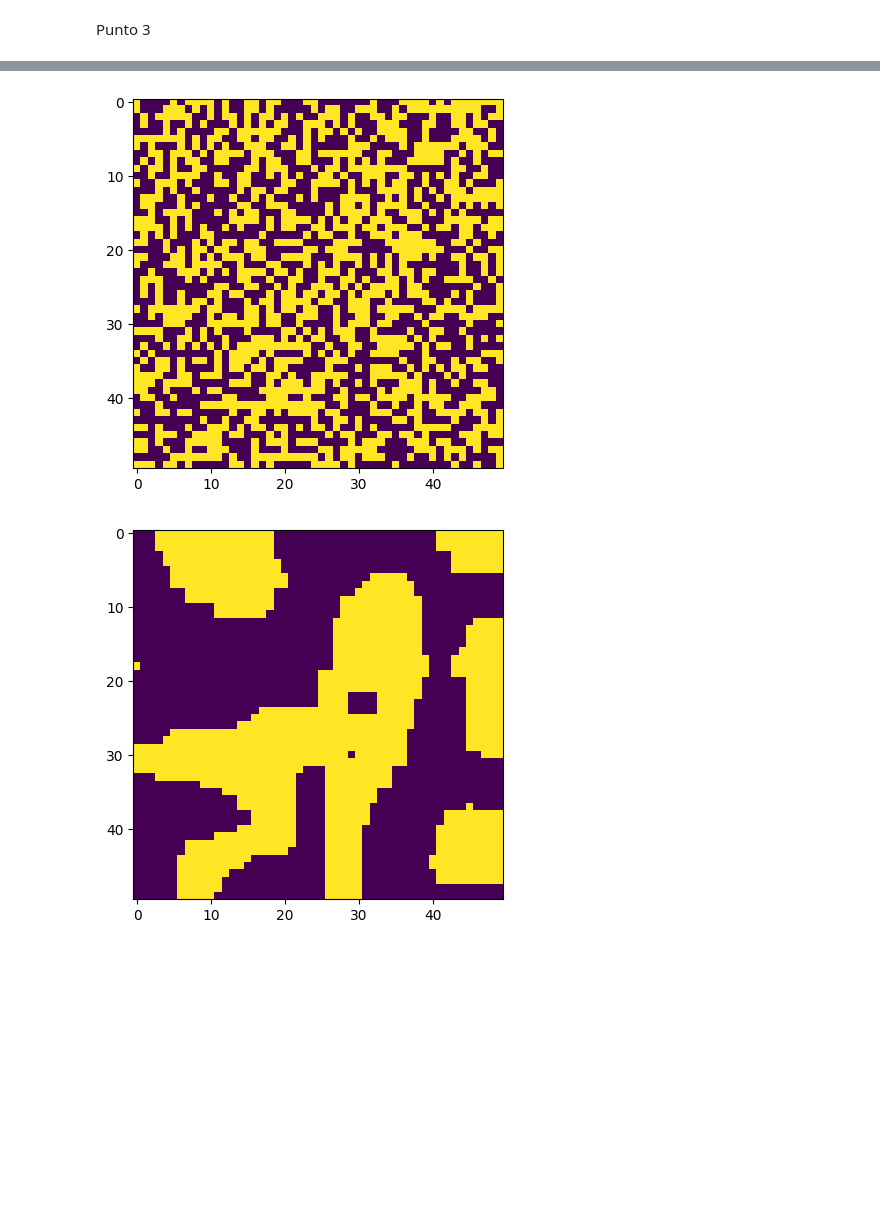
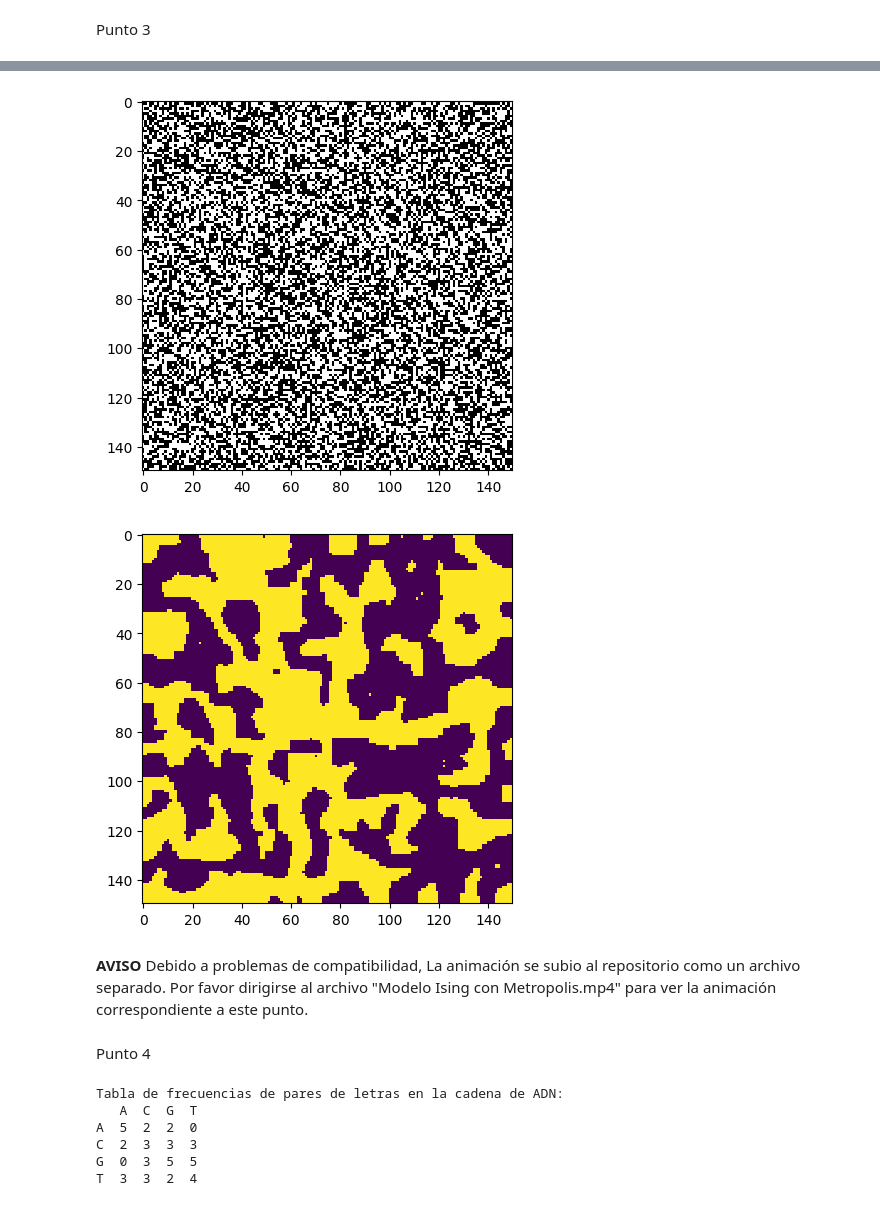
Before and after one commit to EstebanFuentesS/Metodos-Computacionales-2, a Jupyter notebook: Taller5.ipynb, the cells around one changed output, grey strips where cells are left out. Cells and saved outputs as stored; diff of their text form; code cells hidden in the pictures; blank space fills up the shorter version.

Commit message:
Punto 1 Taller 5

```diff
--- a/Taller5.ipynb
+++ b/Taller5.ipynb
@@ -86,6 +77,6 @@ plt.show()
 # %%
 #Definir parametros
-N = 50
+N = 150
 J = 0.2
 beta = 10
 
@@ -96,7 +87,7 @@ for i in range(len(estado0)):
         if estado0[i][j] == 0:
             estado0[i][j] = -1
 #Muy ineficiente, solo prueba concepto, cambiar
-plt.imshow(estado0)
+plt.imshow(estado0, cmap="Greys",  interpolation="nearest")
 plt.show()
 #Calcular energia originial
 
@@ -109,35 +100,65 @@ def energia(array, J):
 #Inicializar gráfico
 metadata = dict(title="Muestra Solucíon Animada", artist="Yo")
 writer = FFMpegFileWriter(fps=5, metadata=metadata)
 
 fig = plt.figure()
 ax = fig.add_subplot()
 ax.imshow(estado0, cmap="Greys",  interpolation="nearest")
 
 with writer.saving(fig, "Modelo Ising con Metropolis.mp4", 200):
-    for i in range(40000):
+    for i in range(400000):
         #Calular energia inical
         Eo = energia(estado0, J)
 
         #Sacar posición aleatoria en el array
         rand = np.random.randint(N, size=(2))
 
         #Cambiar el valor de la posición
         estado1 = estado0.copy()
         estado1[rand[0], rand[1]] *= -1
 
         #Calcular la energia nueva
         En = energia(estado1, J)
 
         #Aplicar condiciones
         dE = En - Eo
 
         if dE <= 0 or np.random.random() < np.exp(-beta * dE):
             estado0 = estado1
 
-        if i % 800 == 0:
-            ax.imshow(estado1)
+        if i % 10000 == 0:
+            ax.imshow(estado1, interpolation="nearest")
             writer.grab_frame()
 # %% [output]
-[figure, old version]
+[figure, new version]
-[figure, old version]
+[figure, new version]
+# %% [markdown]
+**AVISO**
+Debido a problemas de compatibilidad, La animación se subio al repositorio como un archivo separado. Por favor dirigirse al archivo "Modelo Ising con Metropolis.mp4" para ver la animación correspondiente a este punto.
+# %% [markdown]
+Punto 4
+# %%
+# Definimos la cadena de ADN dada
+s = "GTCTTAAAAGGGCGCGGGTTAAGGCCTTGTTCAACACTGTCCCGTA"
+
+# Definimos los posibles caracteres del ADN
+atoms = list("ACGT")
+chars = list("ACGT")
+
+# Inicializamos el DataFrame de frecuencias con ceros
+F = pd.DataFrame(np.zeros((4, 4), dtype=int), index=atoms, columns=chars)
+
+# Recorremos la cadena y contamos las frecuencias de cada par de letras consecutivas
+for i in range(len(s) - 1):
+    F.loc[s[i], s[i + 1]] += 1
+
+# Mostramos el DataFrame
+print("Tabla de frecuencias de pares de letras en la cadena de ADN:")
+print(F)
+# %% [output]
+Tabla de frecuencias de pares de letras en la cadena de ADN:
+   A  C  G  T
+A  5  2  2  0
+C  2  3  3  3
+G  0  3  5  5
+T  3  3  2  4
```
Also changed, not shown: parts of 5 cells of this notebook, 2 other files.
